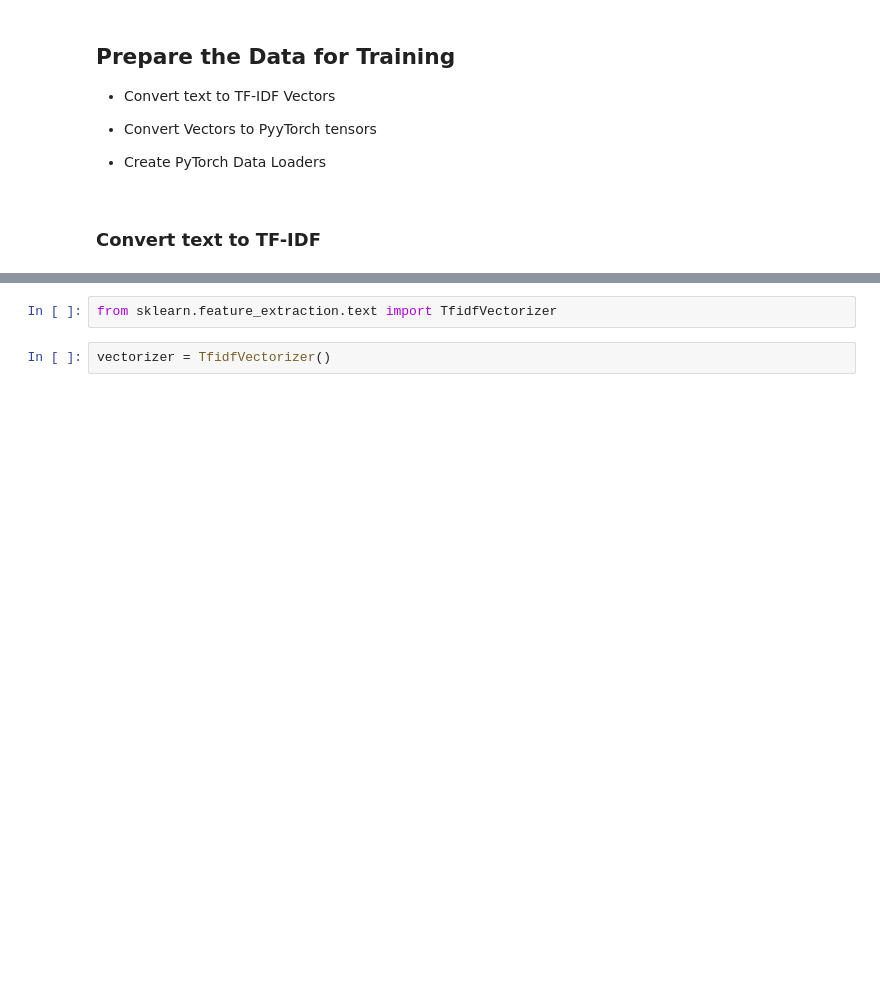
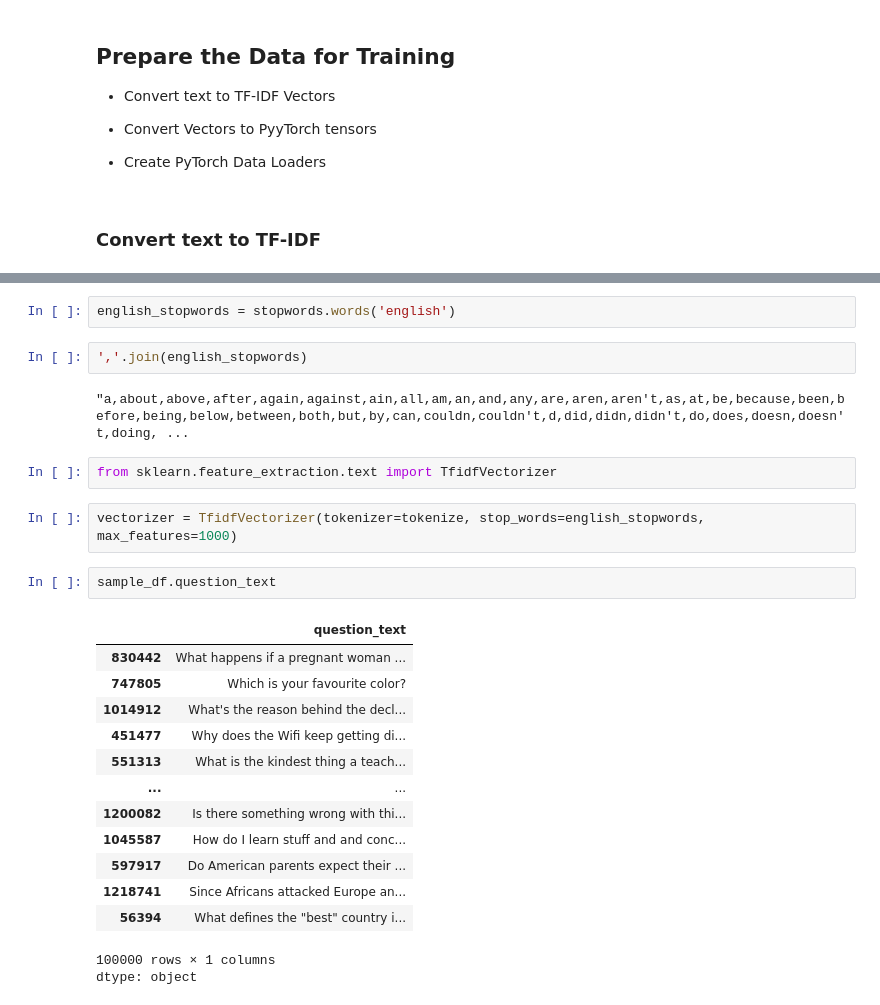
Before and after one commit to thugge254/Neural-Networks-and-Deep-Learning-with-PyTorch, a Jupyter notebook: Neural_Networks_and_Deep_Learning.ipynb, the cells around one changed output, grey strips where cells are left out. Saved outputs shown, nothing was run; the diff lists cells and outputs as text; blank space fills up the shorter version.

```diff
--- a/Neural_Networks_and_Deep_Learning.ipynb
+++ b/Neural_Networks_and_Deep_Learning.ipynb
@@ -142,4 +190,27 @@ dtype: float64
+# %%
+english_stopwords = stopwords.words('english')
+# %%
+','.join(english_stopwords)
+# %% [output]
+"a,about,above,after,again,against,ain,all,am,an,and,any,are,aren,aren't,as,at,be,because,been,before,being,below,between,both,but,by,can,couldn,couldn't,d,did,didn,didn't,do,does,doesn,doesn't,doing, ...
 # %%
 from sklearn.feature_extraction.text import TfidfVectorizer
-# %%
-vectorizer = TfidfVectorizer()
+# %%
+vectorizer = TfidfVectorizer(tokenizer=tokenize, stop_words=english_stopwords, max_features=1000)
+# %%
+sample_df.question_text
+# %% [output]
+|  | question_text |
+| 830442 | What happens if a pregnant woman ... |
+| 747805 | Which is your favourite color? |
+| 1014912 | What's the reason behind the decl... |
+| 451477 | Why does the Wifi keep getting di... |
+| 551313 | What is the kindest thing a teach... |
+| ... | ... |
+| 1200082 | Is there something wrong with thi... |
+| 1045587 | How do I learn stuff and and conc... |
+| 597917 | Do American parents expect their ... |
+| 1218741 | Since Africans attacked Europe an... |
+| 56394 | What defines the "best" country i... |
+100000 rows × 1 columns
+dtype: object
```
Also changed, not shown: parts of 47 cells of this notebook.
